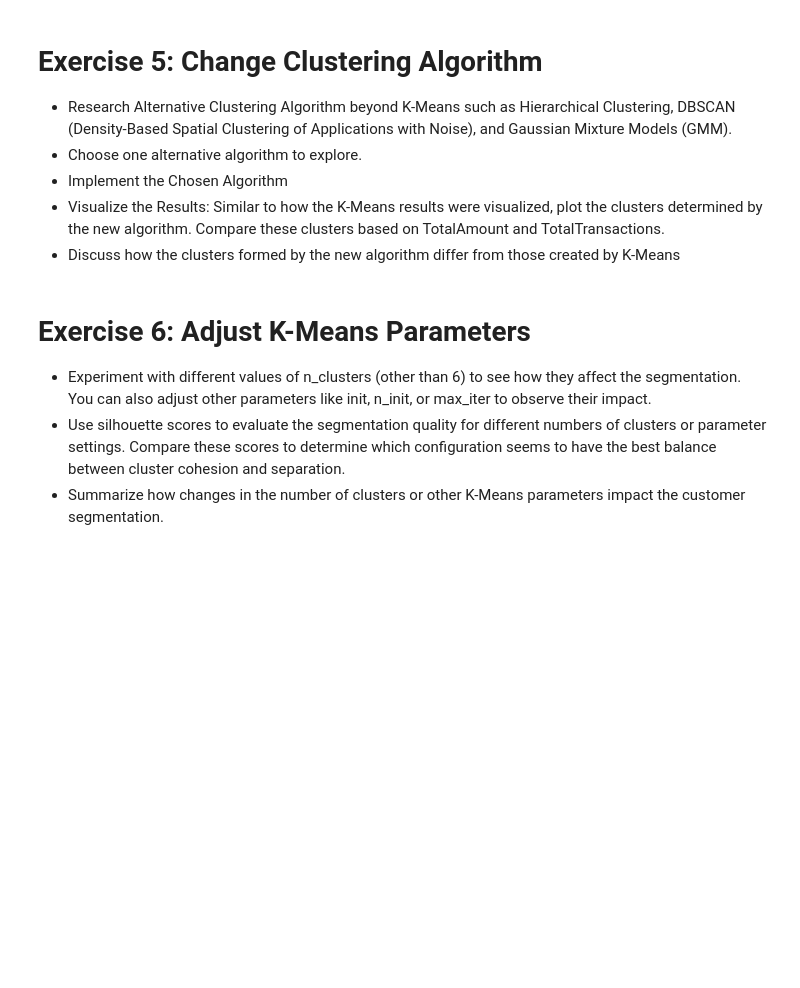
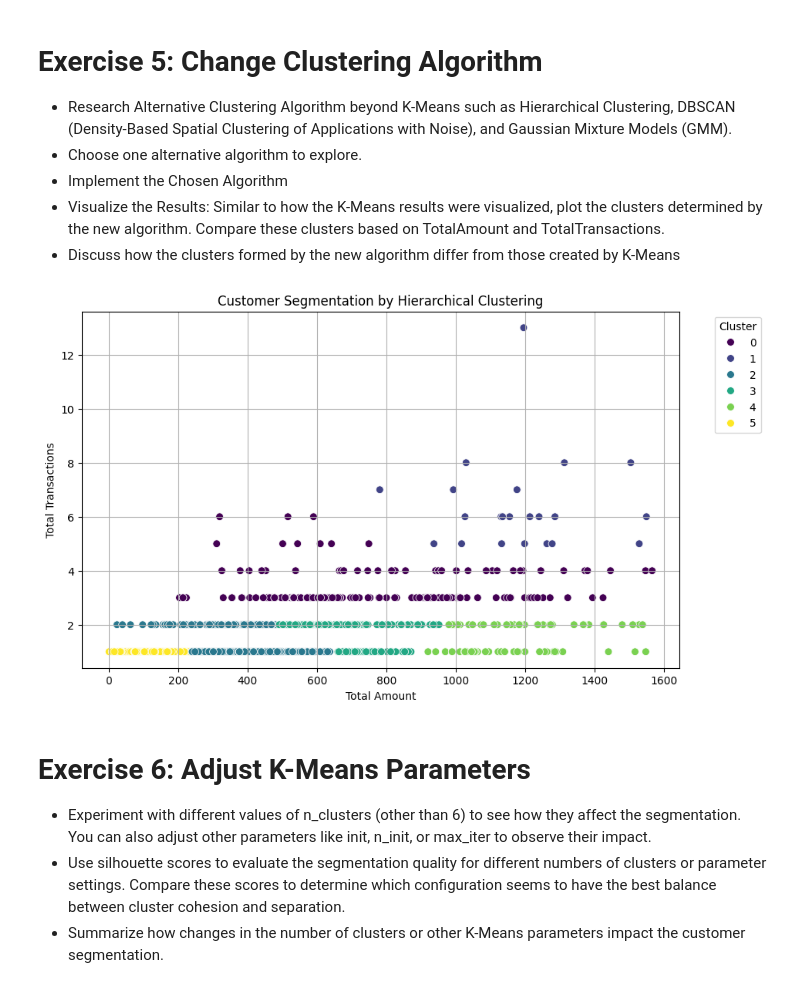
Before and after one commit to Y-YHat/gen_ai_course, a Jupyter notebook: 5. Unsupervised Learning - Clustering.ipynb, the cells around one changed output. Cells and saved outputs as stored; diff of their text form; code cells hidden in the pictures; blank space fills up the shorter version.

```diff
--- a/5. Unsupervised Learning - Clustering.ipynb
+++ b/5. Unsupervised Learning - Clustering.ipynb
@@ -258,3 +446,31 @@ In summary, removing outliers before training a clustering model is crucial to e
+# %%
+# Write your code here
+
+from sklearn.cluster import AgglomerativeClustering
+import seaborn as sns
+import matplotlib.pyplot as plt
+
+scaler = StandardScaler()
+df_scaled = scaler.fit_transform(df_segmentation)
+df_scaled = pd.DataFrame(df_scaled, columns=df_segmentation.columns)
+
+num_clusters = 6
+
+# Step 13: Hierarchical Clustering
+hierarchical_model = AgglomerativeClustering(n_clusters=num_clusters)
+df_segmentation['HierarchicalCluster'] = hierarchical_model.fit_predict(df_scaled)
+
+# Step 14: Visualization of Hierarchical Clustering Results
+plt.figure(figsize=(10, 6))
+sns.scatterplot(x='TotalAmount', y='TotalTransactions', hue='HierarchicalCluster', data=df_segmentation, palette='viridis', s=50)
+plt.xlabel('Total Amount')
+plt.ylabel('Total Transactions')
+plt.title('Customer Segmentation by Hierarchical Clustering')
+plt.legend(title='Cluster', bbox_to_anchor=(1.05, 1), loc='upper left')
+plt.grid(True)
+plt.show()
+# %% [output]
+[figure, added]
 # %% [markdown]
 <a name="ex_6"></a>
 # Exercise 6: Adjust K-Means Parameters
```
Also changed, not shown: parts of 9 cells of this notebook.
